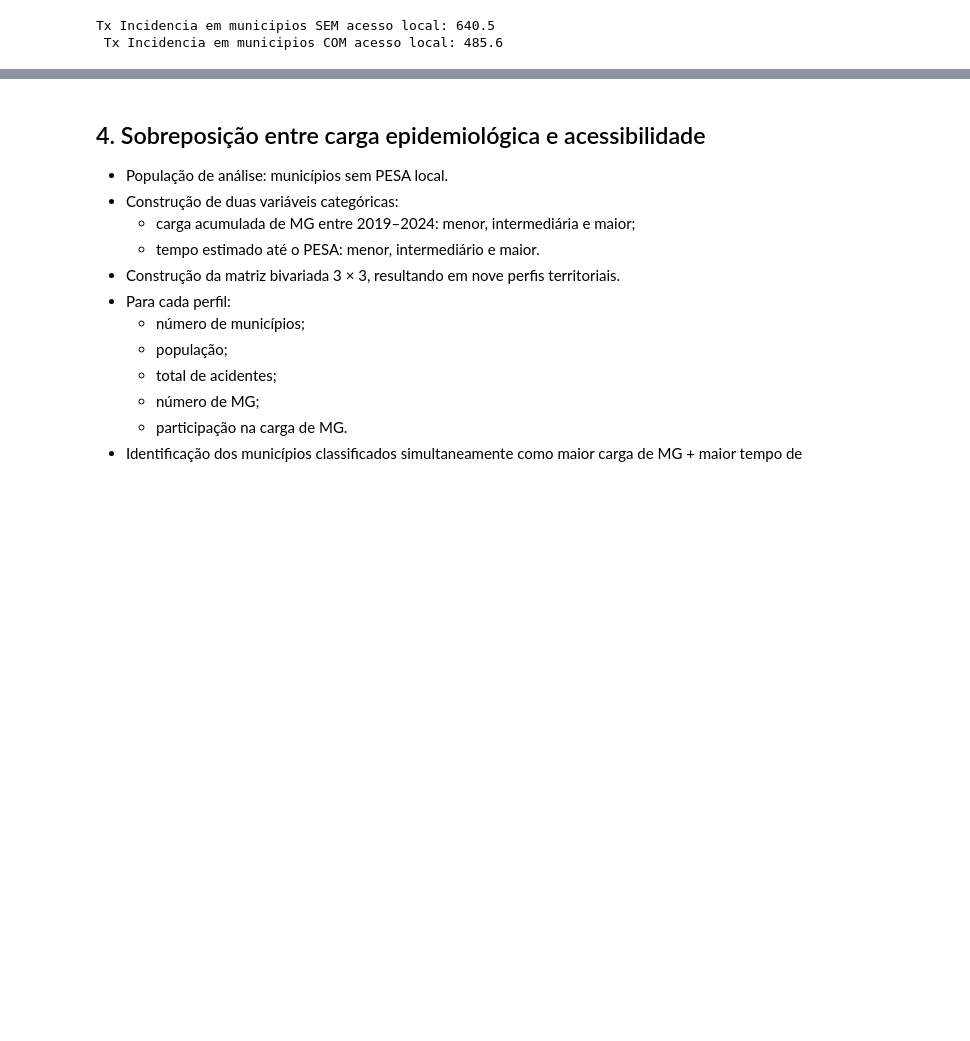
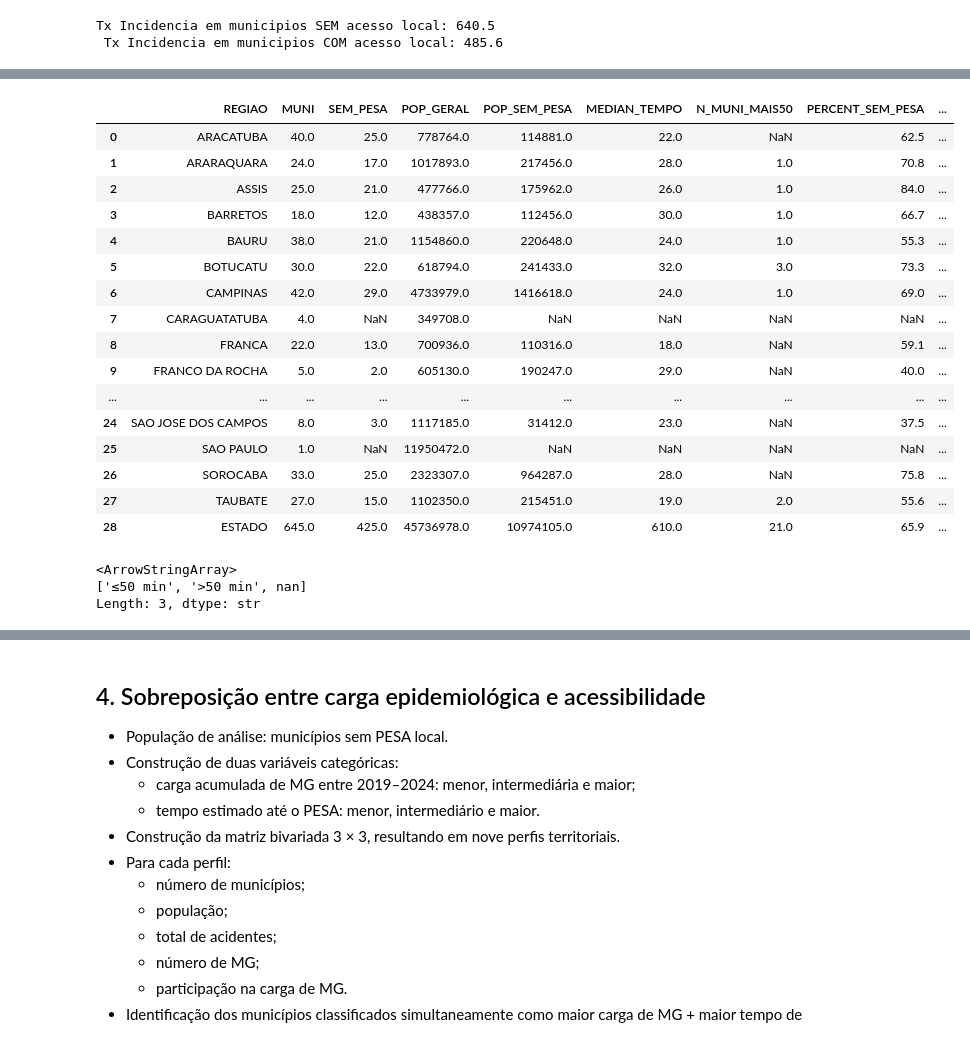
Before and after one commit to lucascgmermano/escorpiao_pesa, a Jupyter notebook: Quadro2/06-analise_02.ipynb, the cells around one changed output, grey strips where cells are left out. Cells and saved outputs as stored; diff of their text form; code cells hidden in the pictures; blank space fills up the shorter version.

```diff
--- a/Quadro2/06-analise_02.ipynb
+++ b/Quadro2/06-analise_02.ipynb
@@ -284,0 +315,56 @@ Tx Incidencia em municipios SEM acesso local: 640.5
+# %%
+reg = df.groupby('REGIAO')['MUNI'].size().reset_index(name='MUNI')
+semPesaReg = df[df['ACESSO_LOCAL']==0].groupby('REGIAO')['MUNI'].size().reset_index(name='SEM_PESA')
+popReg = df.groupby('REGIAO')['POP_GERAL'].sum()
+popRegSemPesa = df[df['ACESSO_LOCAL']==0].groupby('REGIAO')['POP_GERAL'].sum().reset_index(name='POP_SEM_PESA')
+medianReg = df.groupby('REGIAO')['TEMPO'].median().reset_index(name='MEDIAN_TEMPO')
+muniMais50 = df[df['TEMPO_50']=='>50 min'].groupby('REGIAO').size().reset_index(name='N_MUNI_MAIS50')
+colunas = [semPesaReg,popReg,popRegSemPesa,medianReg,muniMais50]
+
+for i in colunas:
+    reg = reg.merge(
+        i,
+        on='REGIAO',
+        how='left'
+).round(0)
+
+
+
+
+
+# Cria uma linha de soma para as colunas numéricas e junta no DataFrame original
+reg = pd.concat([reg, reg.sum(numeric_only=True).to_frame().T.assign(REGIAO='ESTADO')], ignore_index=True)
+
+
+# Percentuais
+reg = reg.assign(
+    PERCENT_SEM_PESA = lambda x: (x['SEM_PESA']/x['MUNI']*100).round(1),
+    PERCENT_POP_SEM_PESA = lambda x: (x['POP_SEM_PESA']/x['POP_GERAL']*100).round(1),
+    PERCENT_MUNI_MAIS50 = lambda x: (x['N_MUNI_MAIS50']/x['SEM_PESA']*100).round(1)
+)
+
+reg
+# %% [output]
+|  | REGIAO | MUNI | SEM_PESA | POP_GERAL | POP_SEM_PESA | MEDIAN_TEMPO | N_MUNI_MAIS50 | PERCENT_SEM_PESA | ... |
+| 0 | ARACATUBA | 40.0 | 25.0 | 778764.0 | 114881.0 | 22.0 | NaN | 62.5 | ... |
+| 1 | ARARAQUARA | 24.0 | 17.0 | 1017893.0 | 217456.0 | 28.0 | 1.0 | 70.8 | ... |
+| 2 | ASSIS | 25.0 | 21.0 | 477766.0 | 175962.0 | 26.0 | 1.0 | 84.0 | ... |
+| 3 | BARRETOS | 18.0 | 12.0 | 438357.0 | 112456.0 | 30.0 | 1.0 | 66.7 | ... |
+| 4 | BAURU | 38.0 | 21.0 | 1154860.0 | 220648.0 | 24.0 | 1.0 | 55.3 | ... |
+| 5 | BOTUCATU | 30.0 | 22.0 | 618794.0 | 241433.0 | 32.0 | 3.0 | 73.3 | ... |
+| 6 | CAMPINAS | 42.0 | 29.0 | 4733979.0 | 1416618.0 | 24.0 | 1.0 | 69.0 | ... |
+| 7 | CARAGUATATUBA | 4.0 | NaN | 349708.0 | NaN | NaN | NaN | NaN | ... |
+| 8 | FRANCA | 22.0 | 13.0 | 700936.0 | 110316.0 | 18.0 | NaN | 59.1 | ... |
+| 9 | FRANCO DA ROCHA | 5.0 | 2.0 | 605130.0 | 190247.0 | 29.0 | NaN | 40.0 | ... |
+| ... | ... | ... | ... | ... | ... | ... | ... | ... | ... |
+| 24 | SAO JOSE DOS CAMPOS | 8.0 | 3.0 | 1117185.0 | 31412.0 | 23.0 | NaN | 37.5 | ... |
+| 25 | SAO PAULO | 1.0 | NaN | 11950472.0 | NaN | NaN | NaN | NaN | ... |
+| 26 | SOROCABA | 33.0 | 25.0 | 2323307.0 | 964287.0 | 28.0 | NaN | 75.8 | ... |
+| 27 | TAUBATE | 27.0 | 15.0 | 1102350.0 | 215451.0 | 19.0 | 2.0 | 55.6 | ... |
+| 28 | ESTADO | 645.0 | 425.0 | 45736978.0 | 10974105.0 | 610.0 | 21.0 | 65.9 | ... |
+# %%
+df.TEMPO_50.unique()
+# %% [output]
+<ArrowStringArray>
+['≤50 min', '>50 min', nan]
+Length: 3, dtype: str
```
Also changed, not shown: parts of 3 cells of this notebook, 5 other files.
